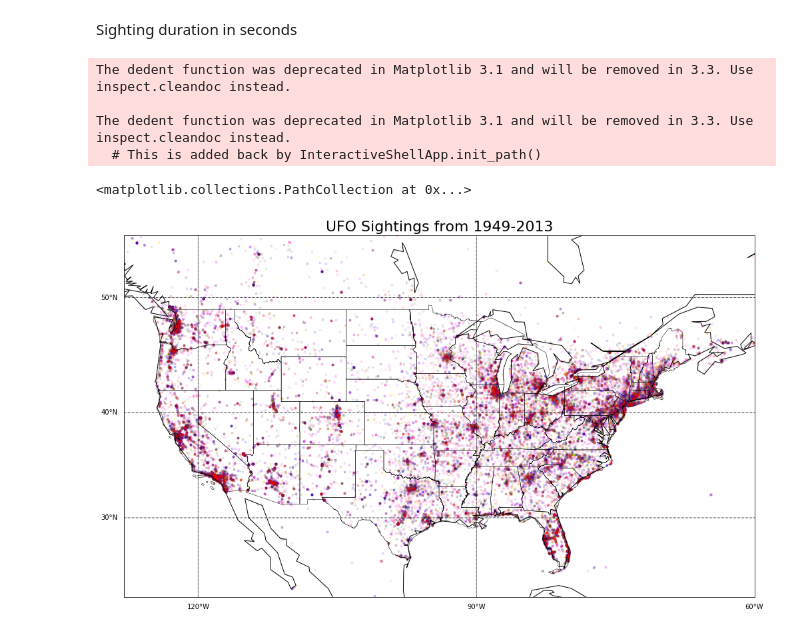
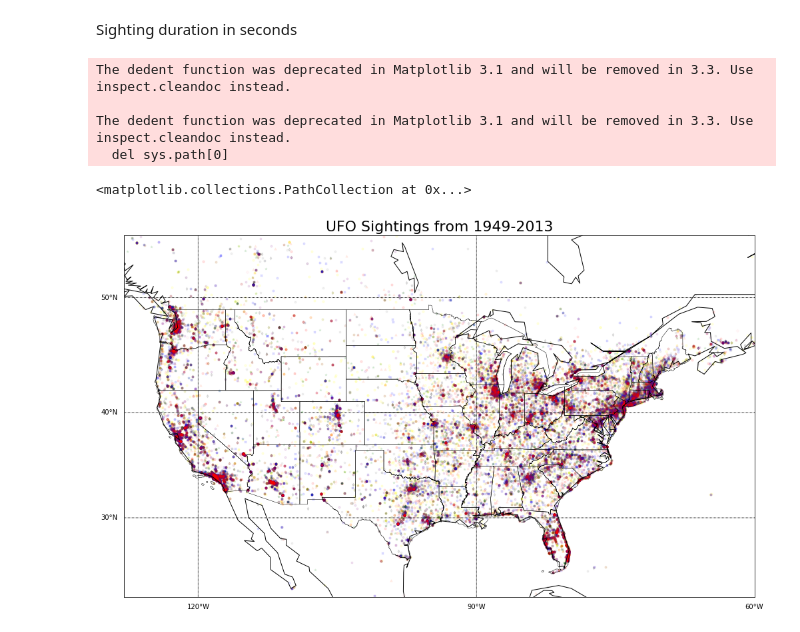
Before and after one commit to laffertyrichard/capstone1, a Jupyter notebook: capstone1.ipynb, the cells around one changed output. Drawn from its saved outputs; the diff is of its cells as text; code cells hidden in the pictures.

```diff
--- a/capstone1.ipynb
+++ b/capstone1.ipynb
@@ -307,0 +312,12 @@ Name: state, dtype: float64
+# %%
+state_counts = pd.DataFrame(ufo.state.value_counts())
+other = int(state_counts[10:].sum())
+state_counts = state_counts[:10]
+state_counts.loc[11] = other
+state_counts = state_counts.rename(index={11: 'Other'})
+
+plt.figure(figsize=(10, 5))
+plt.pie(state_counts.state, autopct='%1.0f%%')
+plt.axis('equal')
+plt.title('Amount of sightings per state', fontsize = 18, )
+plt.legend(state_counts.index)
@@ -308,12 +397,2 @@ Name: state, dtype: float64
 # %% [markdown]
 Plot a histogram of number of ufos seen by year
-# %%
-plt.rcParams["figure.figsize"] = (20,10)
-ax = sns.distplot(ufo['year'])
-#ax = sns.barplot(ufo_total.groupby('year').value_counts())
-ax.set_xlabel('Year of Sighting', fontsize = 16)
-ax.set_ylabel('Number of Sighting', fontsize = 16)
-ax.set_title('UFO Sightings between 1949 and 2013', fontsize = 20)
-ax.set_xlim(1940, 2013)
-
-plt.show()
@@ -432,29 +577,31 @@ Sighting duration in seconds
 # %%
 m = Basemap(projection = 'mill',
            llcrnrlat = 22,
            urcrnrlat = 55,
            llcrnrlon = -128,
            urcrnrlon = -60,
            resolution = 'c')
 plt.title('UFO Sightings from 1949-2013', fontsize = 22)
+m.drawcoastlines()
 m.drawparallels(np.arange(-90, 90, 10), labels = [True, False, False, False])
 m.drawmeridians(np.arange(-180, 180, 30), labels = [0, 0, 0, 1])
-m.drawcoastlines()
+
+
 m.readshapefile('/Users/richardlafferty/Downloads/tl_2017_us_state/tl_2017_us_state', 'areas')
-m.scatter(light.longitude.to_list(), light.latitude.to_list(), latlon = True, s = 10, c = 'magenta', alpha = .1)
+m.scatter(light.longitude.to_list(), light.latitude.to_list(), latlon = True, s = 10, c = 'yellow', alpha = .1)
 m.scatter(triangle.longitude.to_list(), triangle.latitude.to_list(), latlon = True, s = 10, c = 'coral', marker = '^', alpha = .1)
-m.scatter(circle.longitude.to_list(), circle.latitude.to_list(), latlon = True, s = 10, c = 'grey', marker = 'o', alpha = .1)
+m.scatter(circle.longitude.to_list(), circle.latitude.to_list(), latlon = True, s = 10, c = 'grey', marker = 'p', alpha = .1)
 m.scatter(formation.longitude.to_list(), formation.latitude.to_list(), latlon = True, s = 10, c = 'pink', marker = 'D', alpha = .1)
 m.scatter(oval.longitude.to_list(), oval.latitude.to_list(), latlon = True, s = 10, c = 'black', marker = 'd', alpha = .1)
 m.scatter(disk.longitude.to_list(), disk.latitude.to_list(), latlon = True, s = 10, c = 'purple', marker = 'h', alpha = .1)
-m.scatter(sphere.longitude.to_list(), sphere.latitude.to_list(), latlon = True, s = 10, c = 'yellow', marker = '8', alpha = .1)
+m.scatter(sphere.longitude.to_list(), sphere.latitude.to_list(), latlon = True, s = 10, c = 'blue', marker = '8', alpha = .1)
 m.scatter(unknown.longitude.to_list(), unknown.latitude.to_list(), latlon = True, s = 10, c = 'green', marker = '*', alpha = .1)
 m.scatter(other.longitude.to_list(), other.latitude.to_list(), latlon = True, s = 10, c = 'blue', marker = 'X', alpha = .1)
-m.scatter(fireball.longitude.to_list(), fireball.latitude.to_list(), latlon = True, s = 10, c = 'red', marker = 'p', alpha = .1)
+m.scatter(fireball.longitude.to_list(), fireball.latitude.to_list(), latlon = True, s = 10, c = 'red', marker = 'o', alpha = .1)
 # %% [output]
 The dedent function was deprecated in Matplotlib 3.1 and will be removed in 3.3. Use inspect.cleandoc instead.
 
 The dedent function was deprecated in Matplotlib 3.1 and will be removed in 3.3. Use inspect.cleandoc instead.
-  # This is added back by InteractiveShellApp.init_path()
+  del sys.path[0]
 <matplotlib.collections.PathCollection at 0x...>
-[figure, old version]
+[figure, new version]
```
Also changed, not shown: parts of 39 cells of this notebook.
